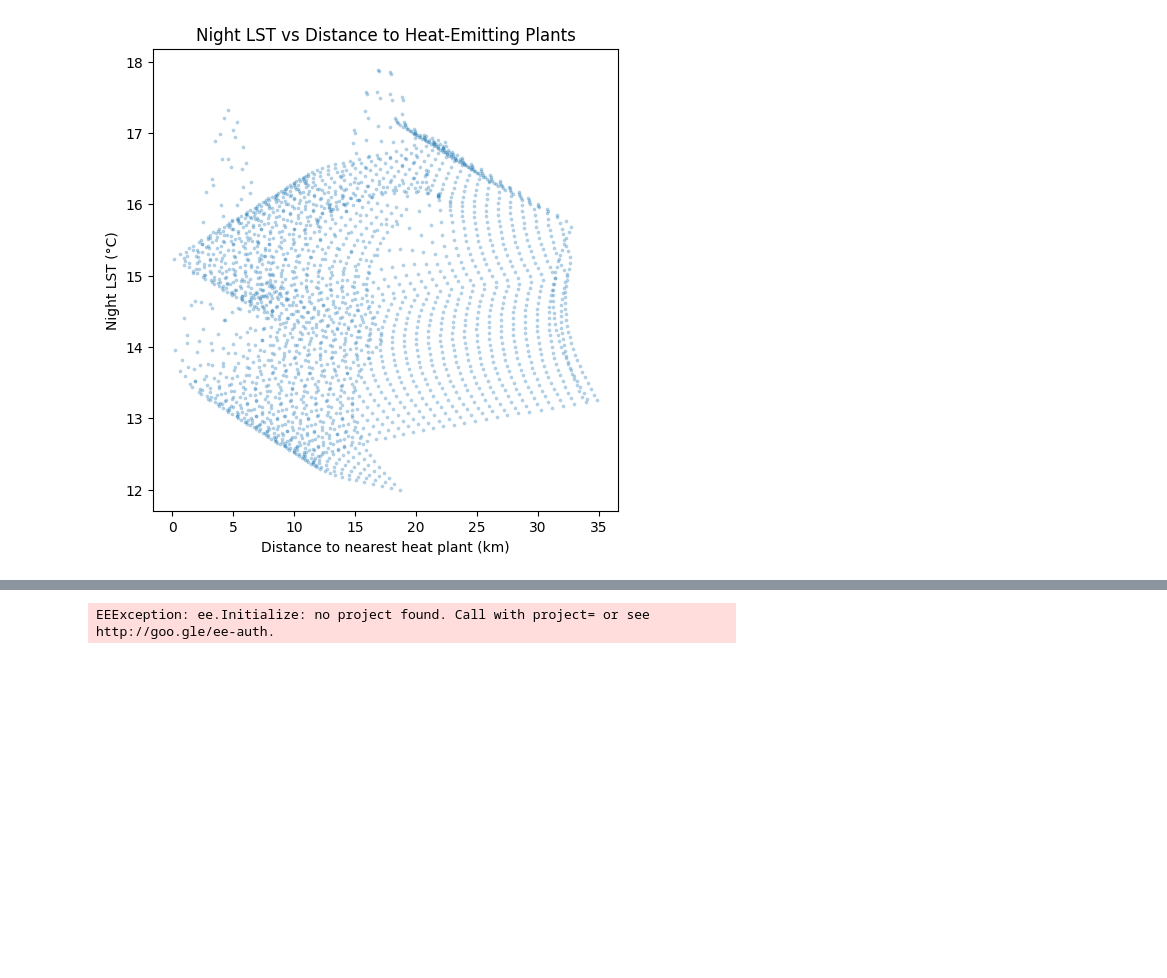
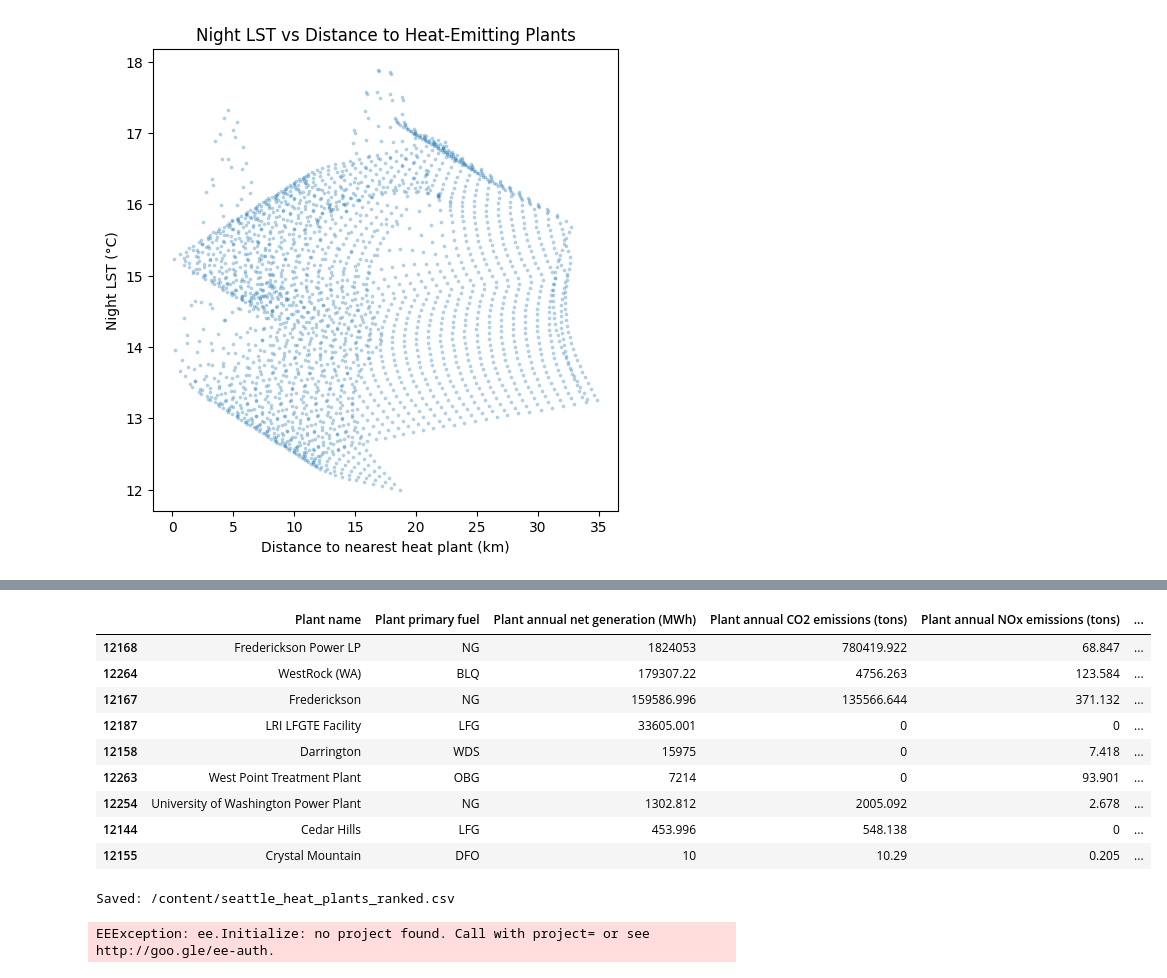
Before and after one commit to Letrus/Seattle-Urban-Heat-Island-Project, a Jupyter notebook: SimpleEDA.ipynb, the cells around one changed output, grey strips where cells are left out. Saved outputs shown, nothing was run; the diff lists cells and outputs as text; code cells hidden in the pictures; blank space fills up the shorter version.

```diff
--- a/SimpleEDA.ipynb
+++ b/SimpleEDA.ipynb
@@ -393,3 +406,30 @@ plt.show()
+# %%
+rank_cols = ["Plant name", "Plant primary fuel"]
+for c in [gen_col, co2_col, nox_col, so2_col]:
+    if c and c not in rank_cols:
+        rank_cols.append(c)
+
+rank_df = heat_plants[rank_cols].copy()
+if gen_col:
+    rank_df = rank_df.sort_values(gen_col, ascending=False)
+
+display(rank_df.head(15))
+
+# Save for later, if you want
+rank_df.to_csv("/content/seattle_heat_plants_ranked.csv", index=False)
+print("Saved: /content/seattle_heat_plants_ranked.csv")
+# %% [output]
+|  | Plant name | Plant primary fuel | Plant annual net generation (MWh) | Plant annual CO2 emissions (tons) | Plant annual NOx emissions (tons) | ... |
+| 12168 | Frederickson Power LP | NG | 1824053 | 780419.922 | 68.847 | ... |
+| 12264 | WestRock (WA) | BLQ | 179307.22 | 4756.263 | 123.584 | ... |
+| 12167 | Frederickson | NG | 159586.996 | 135566.644 | 371.132 | ... |
+| 12187 | LRI LFGTE Facility | LFG | 33605.001 | 0 | 0 | ... |
+| 12158 | Darrington | WDS | 15975 | 0 | 7.418 | ... |
+| 12263 | West Point Treatment Plant | OBG | 7214 | 0 | 93.901 | ... |
+| 12254 | University of Washington Power Plant | NG | 1302.812 | 2005.092 | 2.678 | ... |
+| 12144 | Cedar Hills | LFG | 453.996 | 548.138 | 0 | ... |
+| 12155 | Crystal Mountain | DFO | 10 | 10.29 | 0.205 | ... |
+Saved: /content/seattle_heat_plants_ranked.csv
 # %%
 # @title
 if LST_SOURCE == "earth_engine":
```
Also changed, not shown: parts of 2 cells of this notebook.
